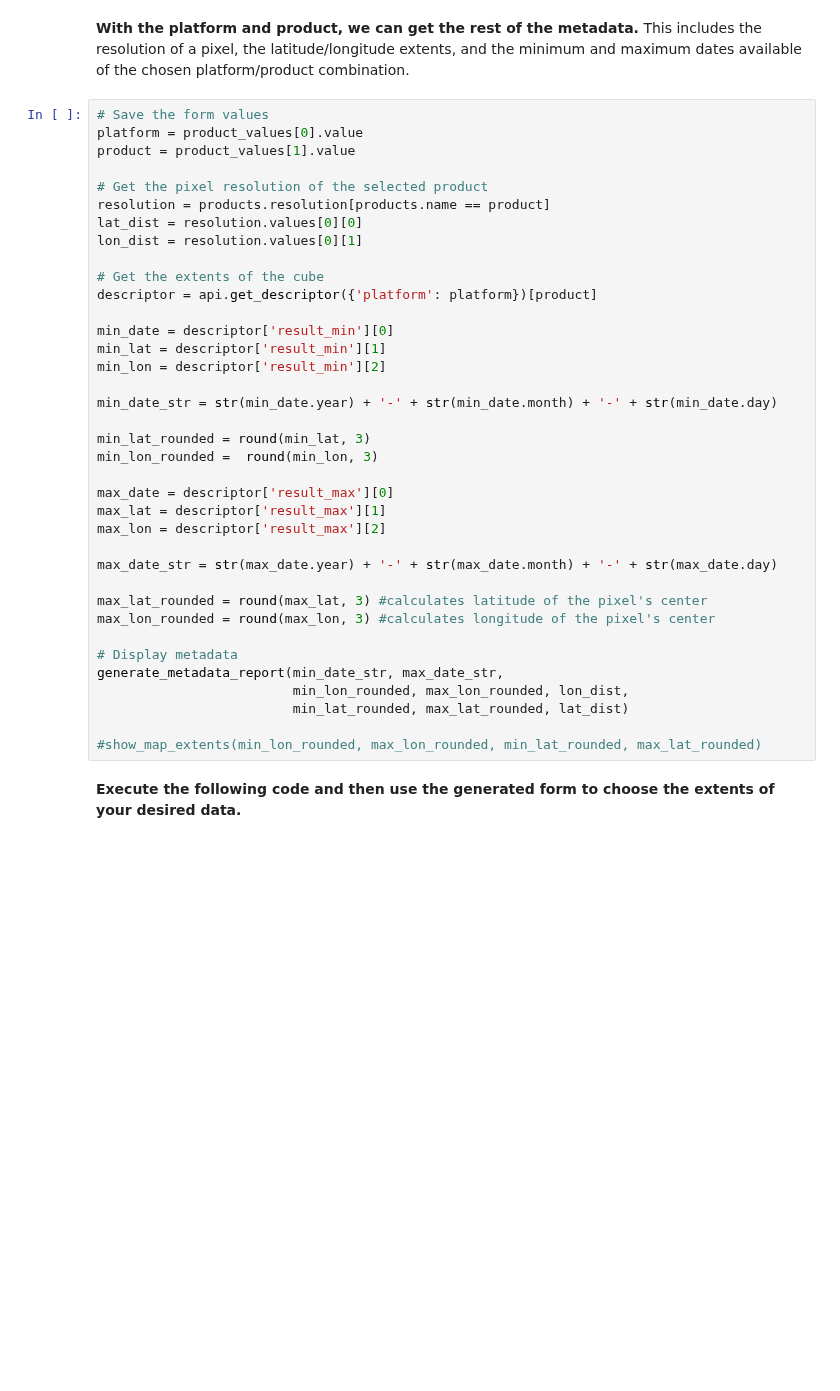
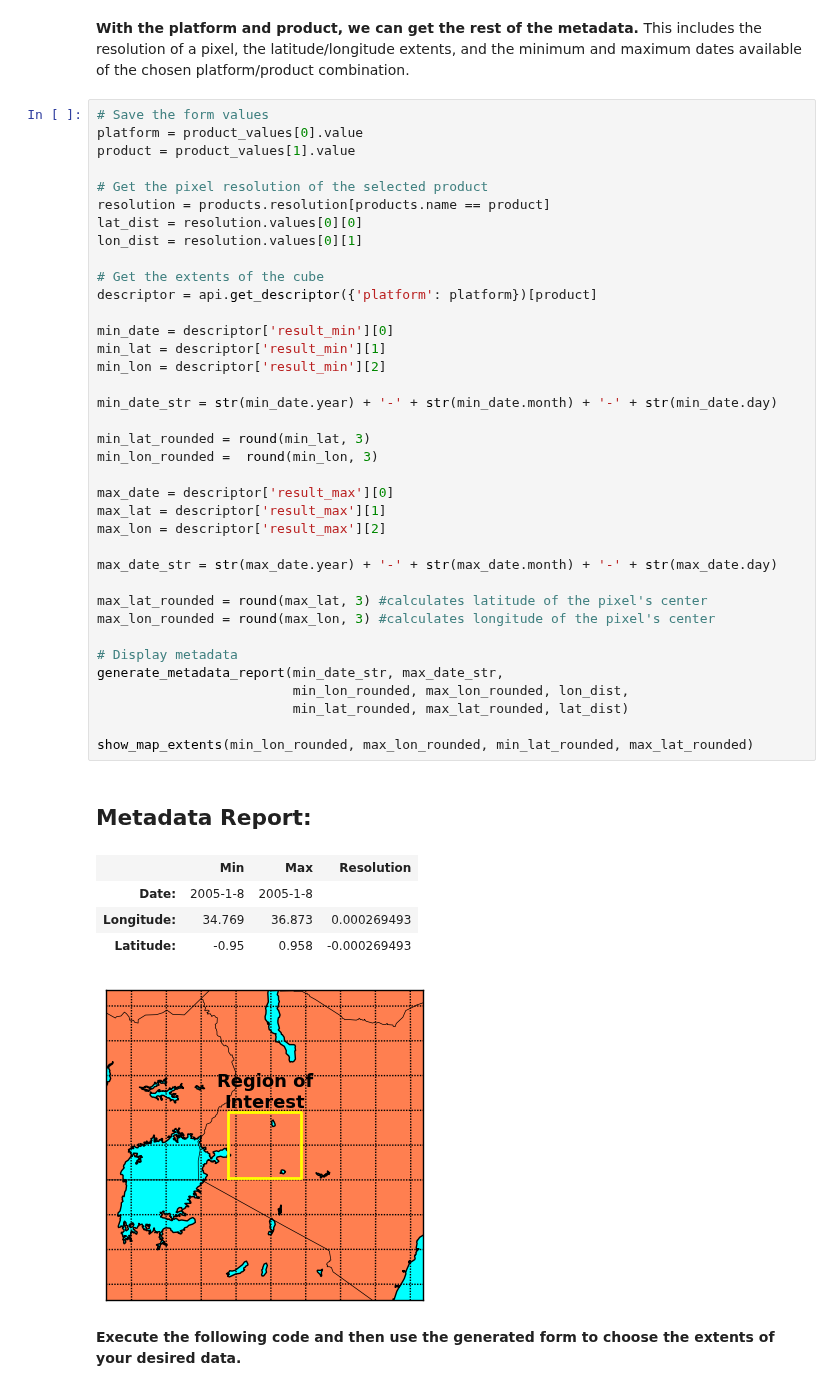
Before and after one commit to ceos-seo/data_cube_notebooks, a Jupyter notebook: water_detection.ipynb, the cells around one changed output. Cells and saved outputs as stored; diff of their text form; blank space fills up the shorter version.

Commit message:
added back basemap extent view

```diff
--- a/water_detection.ipynb
+++ b/water_detection.ipynb
@@ -44,34 +44,41 @@ product = product_values[1].value
 resolution = products.resolution[products.name == product]
 lat_dist = resolution.values[0][0]
 lon_dist = resolution.values[0][1]
 
 # Get the extents of the cube
 descriptor = api.get_descriptor({'platform': platform})[product]
 
 min_date = descriptor['result_min'][0]
 min_lat = descriptor['result_min'][1]
 min_lon = descriptor['result_min'][2]
 
 min_date_str = str(min_date.year) + '-' + str(min_date.month) + '-' + str(min_date.day)
 
 min_lat_rounded = round(min_lat, 3)
 min_lon_rounded =  round(min_lon, 3)
 
 max_date = descriptor['result_max'][0]
 max_lat = descriptor['result_max'][1]
 max_lon = descriptor['result_max'][2]
 
 max_date_str = str(max_date.year) + '-' + str(max_date.month) + '-' + str(max_date.day)
 
 max_lat_rounded = round(max_lat, 3) #calculates latitude of the pixel's center
 max_lon_rounded = round(max_lon, 3) #calculates longitude of the pixel's center
 
 # Display metadata
 generate_metadata_report(min_date_str, max_date_str,
                          min_lon_rounded, max_lon_rounded, lon_dist,
                          min_lat_rounded, max_lat_rounded, lat_dist)
 
-#show_map_extents(min_lon_rounded, max_lon_rounded, min_lat_rounded, max_lat_rounded)
+show_map_extents(min_lon_rounded, max_lon_rounded, min_lat_rounded, max_lat_rounded)
+# %% [output]
+Metadata Report:
+|  | Min | Max | Resolution |
+| Date: | 2005-1-8 | 2005-1-8 |  |
+| Longitude: | 34.769 | 36.873 | 0.000269493 |
+| Latitude: | -0.95 | 0.958 | -0.000269493 |
+[figure, added]
 # %% [markdown]
 **Execute the following code and then use the generated form to choose the extents of your desired data.**
 # %%
```
Also changed, not shown: 2 other files.
